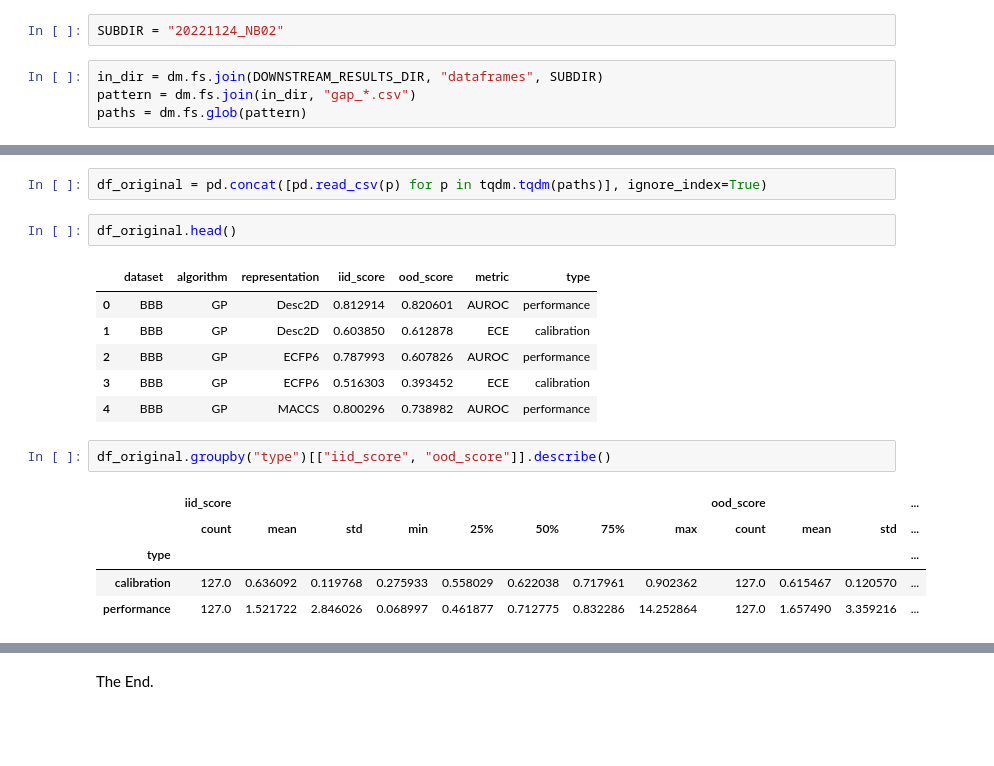
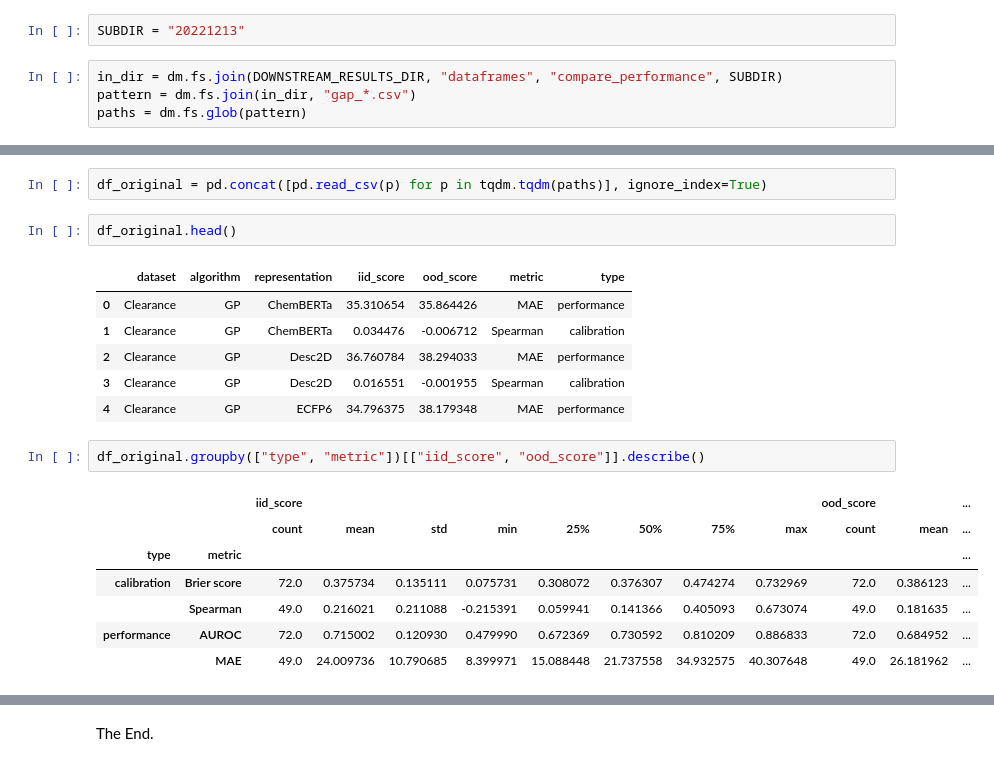
Before and after one commit to valence-labs/mood-experiments, a Jupyter notebook: notebooks/05. Gap between IID and OOD performance.ipynb, the cells around one changed output, grey strips where cells are left out. Saved outputs shown, nothing was run; the diff lists cells and outputs as text; blank space fills up the shorter version.

```diff
--- a/notebooks/05. Gap between IID and OOD performance.ipynb
+++ b/notebooks/05. Gap between IID and OOD performance.ipynb
@@ -17,7 +17,7 @@ from mood.utils import get_outlier_bounds
 # %%
-SUBDIR = "20221124_NB02"
+SUBDIR = "20221213"
 # %%
-in_dir = dm.fs.join(DOWNSTREAM_RESULTS_DIR, "dataframes", SUBDIR)
+in_dir = dm.fs.join(DOWNSTREAM_RESULTS_DIR, "dataframes", "compare_performance", SUBDIR)
 pattern = dm.fs.join(in_dir, "gap_*.csv")
 paths = dm.fs.glob(pattern)
 # %%
@@ -51,19 +51,21 @@ df_original = pd.concat([pd.read_csv(p) for p in tqdm.tqdm(paths)], ignore_index
 df_original.head()
 # %% [output]
 |  | dataset | algorithm | representation | iid_score | ood_score | metric | type |
-| 0 | BBB | GP | Desc2D | 0.812914 | 0.820601 | AUROC | performance |
-| 1 | BBB | GP | Desc2D | 0.603850 | 0.612878 | ECE | calibration |
-| 2 | BBB | GP | ECFP6 | 0.787993 | 0.607826 | AUROC | performance |
-| 3 | BBB | GP | ECFP6 | 0.516303 | 0.393452 | ECE | calibration |
-| 4 | BBB | GP | MACCS | 0.800296 | 0.738982 | AUROC | performance |
+| 0 | Clearance | GP | ChemBERTa | 35.310654 | 35.864426 | MAE | performance |
+| 1 | Clearance | GP | ChemBERTa | 0.034476 | -0.006712 | Spearman | calibration |
+| 2 | Clearance | GP | Desc2D | 36.760784 | 38.294033 | MAE | performance |
+| 3 | Clearance | GP | Desc2D | 0.016551 | -0.001955 | Spearman | calibration |
+| 4 | Clearance | GP | ECFP6 | 34.796375 | 38.179348 | MAE | performance |
 # %%
-df_original.groupby("type")[["iid_score", "ood_score"]].describe()
+df_original.groupby(["type", "metric"])[["iid_score", "ood_score"]].describe()
 # %% [output]
-|  | iid_score |  |  |  |  |  |  |  | ood_score |  |  | ... |
-|  | count | mean | std | min | 25% | 50% | 75% | max | count | mean | std | ... |
-| type |  |  |  |  |  |  |  |  |  |  |  | ... |
-| calibration | 127.0 | 0.636092 | 0.119768 | 0.275933 | 0.558029 | 0.622038 | 0.717961 | 0.902362 | 127.0 | 0.615467 | 0.120570 | ... |
-| performance | 127.0 | 1.521722 | 2.846026 | 0.068997 | 0.461877 | 0.712775 | 0.832286 | 14.252864 | 127.0 | 1.657490 | 3.359216 | ... |
+|  |  | iid_score |  |  |  |  |  |  |  | ood_score |  | ... |
+|  |  | count | mean | std | min | 25% | 50% | 75% | max | count | mean | ... |
+| type | metric |  |  |  |  |  |  |  |  |  |  | ... |
+| calibration | Brier score | 72.0 | 0.375734 | 0.135111 | 0.075731 | 0.308072 | 0.376307 | 0.474274 | 0.732969 | 72.0 | 0.386123 | ... |
+|  | Spearman | 49.0 | 0.216021 | 0.211088 | -0.215391 | 0.059941 | 0.141366 | 0.405093 | 0.673074 | 49.0 | 0.181635 | ... |
+| performance | AUROC | 72.0 | 0.715002 | 0.120930 | 0.479990 | 0.672369 | 0.730592 | 0.810209 | 0.886833 | 72.0 | 0.684952 | ... |
+|  | MAE | 49.0 | 24.009736 | 10.790685 | 8.399971 | 15.088448 | 21.737558 | 34.932575 | 40.307648 | 49.0 | 26.181962 | ... |
 # %%
 # Make a copy to keep the original intact.
 # Useful for experimentation, as creating the dataframe can be slow
```
Also changed, not shown: parts of 7 cells of this notebook, 4 other files.
